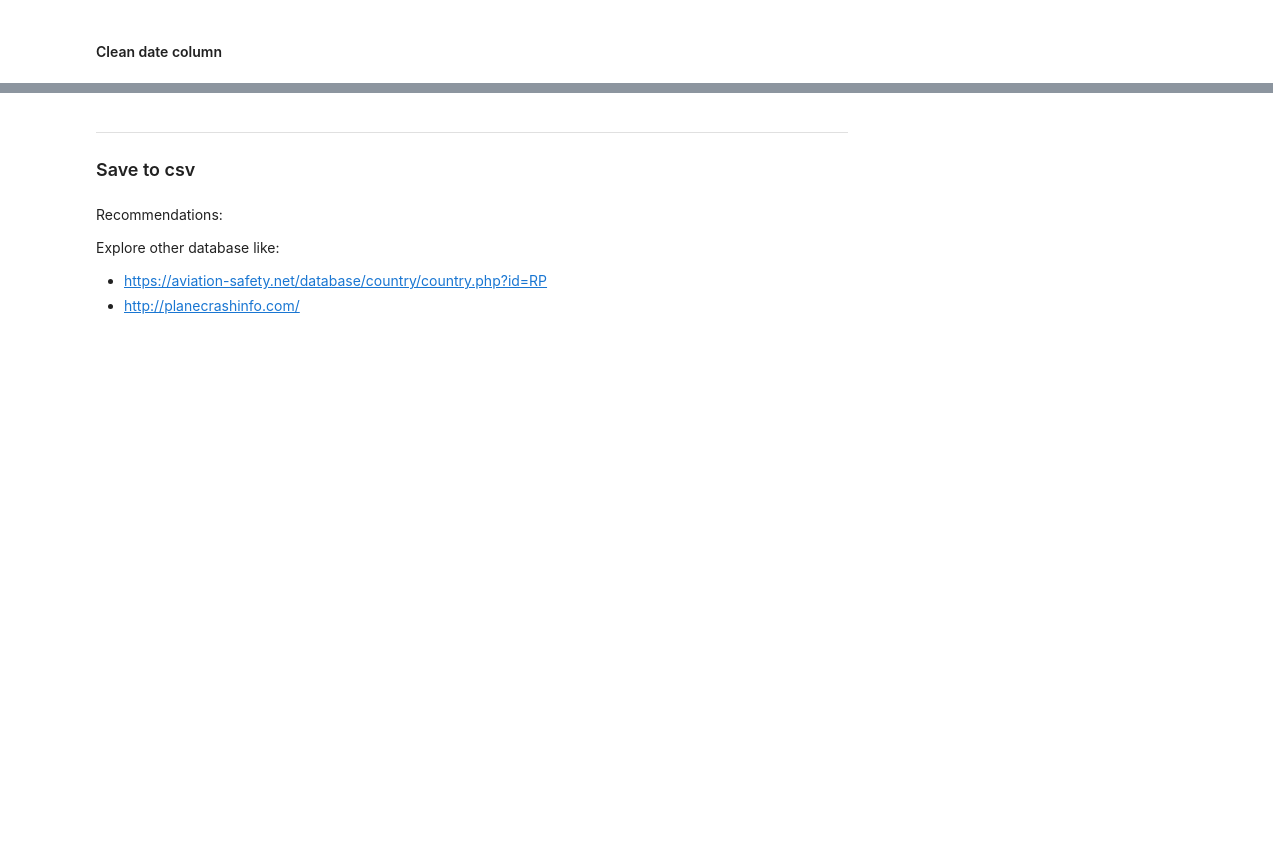
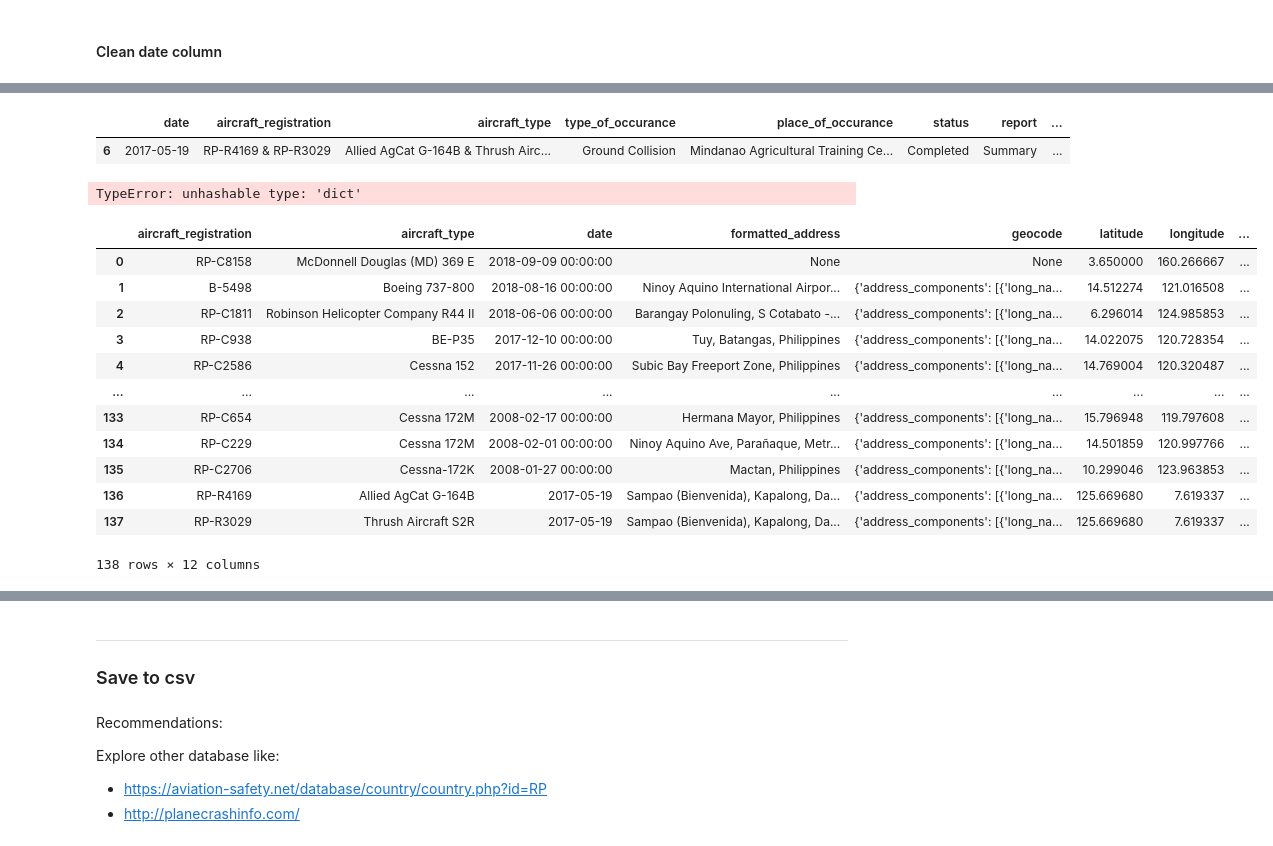
Before and after one commit to richdayandnight/aviation-ph, a Jupyter notebook: Scraping and Cleaning Aviation Accidents, Incidents, and Serious Incidents.ipynb, the cells around one changed output, grey strips where cells are left out. Cells and saved outputs as stored; diff of their text form; code cells hidden in the pictures; blank space fills up the shorter version.

Commit message:
clean columns

```diff
--- a/Scraping and Cleaning Aviation Accidents, Incidents, and Serious Incidents.ipynb
+++ b/Scraping and Cleaning Aviation Accidents, Incidents, and Serious Incidents.ipynb
@@ -298,0 +306,72 @@ serious_incident_df['date'] = serious_incident_df['date'].apply(try_parsing_date
+# %%
+tempRow = accident_df.loc[accident_df.aircraft_registration == "RP-R4169 & RP-R3029"]
+tempRow
+# %% [output]
+|  | date | aircraft_registration | aircraft_type | type_of_occurance | place_of_occurance | status | report | ... |
+| 6 | 2017-05-19 | RP-R4169 & RP-R3029 | Allied AgCat G-164B & Thrush Airc... | Ground Collision | Mindanao Agricultural Training Ce... | Completed | Summary | ... |
+# %%
+x = tempRow.aircraft_registration.str.split(' & ').tolist()
+y = tempRow.aircraft_type.str.split(' & ').tolist()
+
+b  = pd.DataFrame([list(map(lambda pair: {'reg': pair[0], 'type': pair[1]}, zip(x[0], y[0])))],
+             index=[tempRow.date,
+                    tempRow.type_of_occurance,
+                    tempRow.place_of_occurance,
+                    tempRow.status,
+                    tempRow.report,
+                    tempRow.report_link,
+                    tempRow.geocode,
+                    tempRow.latitude,
+                    tempRow.longitude,
+                    tempRow.formatted_address]).stack()
+
+b = b.reset_index()[[0,
+                     'date',
+                     'type_of_occurance',
+                     'place_of_occurance',
+                     'status',
+                     'report',
+                     'report_link',
+                     'geocode',
+                     'latitude',
+                     'longitude',
+                     'formatted_address']]
+
+b.columns = ['temp',
+             'date',
+             'type_of_occurance',
+             'place_of_occurance',
+             'status',
+             'report',
+             'report_link',
+             'geocode',
+             'longitude',
+             'latitude',
+             'formatted_address']
+
+b['aircraft_registration'] = b.temp.loc[:].apply(lambda x: x.get('reg'))
+b['aircraft_type'] = b.temp.loc[:].apply(lambda x: x.get('type'))
+b = b.drop('temp', axis=1)
+b
+# %% [output]
+TypeError: unhashable type: 'dict'
+# %%
+# drop row with inconsistent string format for aircraft type and reg
+accident_df = accident_df.drop(accident_df.loc[accident_df.aircraft_registration == "RP-R4169 & RP-R3029"].index, axis=0)
+# %%
+accident_df = pd.concat([accident_df, b], sort=True)
+accident_df.reset_index(drop=True)
+# %% [output]
+|  | aircraft_registration | aircraft_type | date | formatted_address | geocode | latitude | longitude | ... |
+| 0 | RP-C8158 | McDonnell Douglas (MD) 369 E | 2018-09-09 00:00:00 | None | None | 3.650000 | 160.266667 | ... |
+| 1 | B-5498 | Boeing 737-800 | 2018-08-16 00:00:00 | Ninoy Aquino International Airpor... | {'address_components': [{'long_na... | 14.512274 | 121.016508 | ... |
+| 2 | RP-C1811 | Robinson Helicopter Company R44 II | 2018-06-06 00:00:00 | Barangay Polonuling, S Cotabato -... | {'address_components': [{'long_na... | 6.296014 | 124.985853 | ... |
+| 3 | RP-C938 | BE-P35 | 2017-12-10 00:00:00 | Tuy, Batangas, Philippines | {'address_components': [{'long_na... | 14.022075 | 120.728354 | ... |
+| 4 | RP-C2586 | Cessna 152 | 2017-11-26 00:00:00 | Subic Bay Freeport Zone, Philippines | {'address_components': [{'long_na... | 14.769004 | 120.320487 | ... |
+| ... | ... | ... | ... | ... | ... | ... | ... | ... |
+| 133 | RP-C654 | Cessna 172M | 2008-02-17 00:00:00 | Hermana Mayor, Philippines | {'address_components': [{'long_na... | 15.796948 | 119.797608 | ... |
+| 134 | RP-C229 | Cessna 172M | 2008-02-01 00:00:00 | Ninoy Aquino Ave, Parañaque, Metr... | {'address_components': [{'long_na... | 14.501859 | 120.997766 | ... |
+| 135 | RP-C2706 | Cessna-172K | 2008-01-27 00:00:00 | Mactan, Philippines | {'address_components': [{'long_na... | 10.299046 | 123.963853 | ... |
+| 136 | RP-R4169 | Allied AgCat G-164B | 2017-05-19 | Sampao (Bienvenida), Kapalong, Da... | {'address_components': [{'long_na... | 125.669680 | 7.619337 | ... |
+| 137 | RP-R3029 | Thrush Aircraft S2R | 2017-05-19 | Sampao (Bienvenida), Kapalong, Da... | {'address_components': [{'long_na... | 125.669680 | 7.619337 | ... |
+138 rows × 12 columns
```
Also changed, not shown: parts of 14 cells of this notebook, 2 other files.
